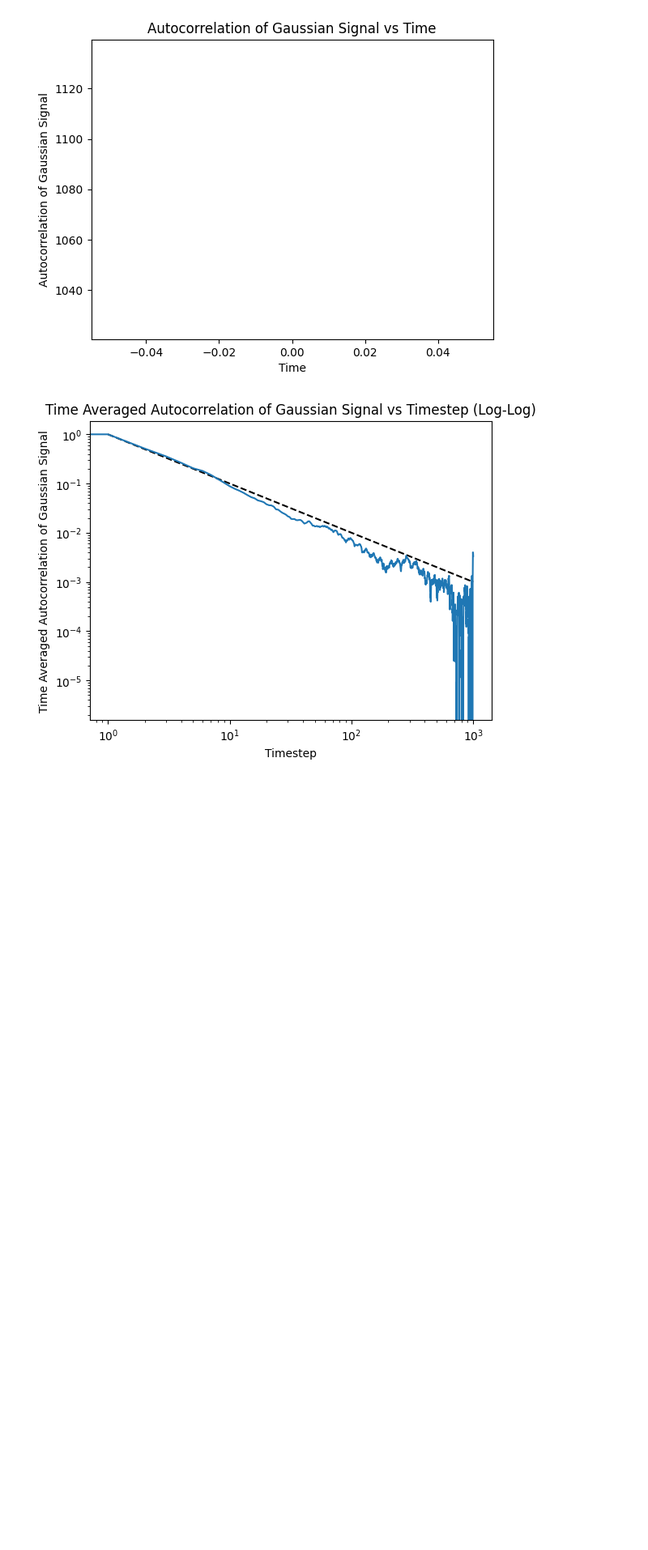
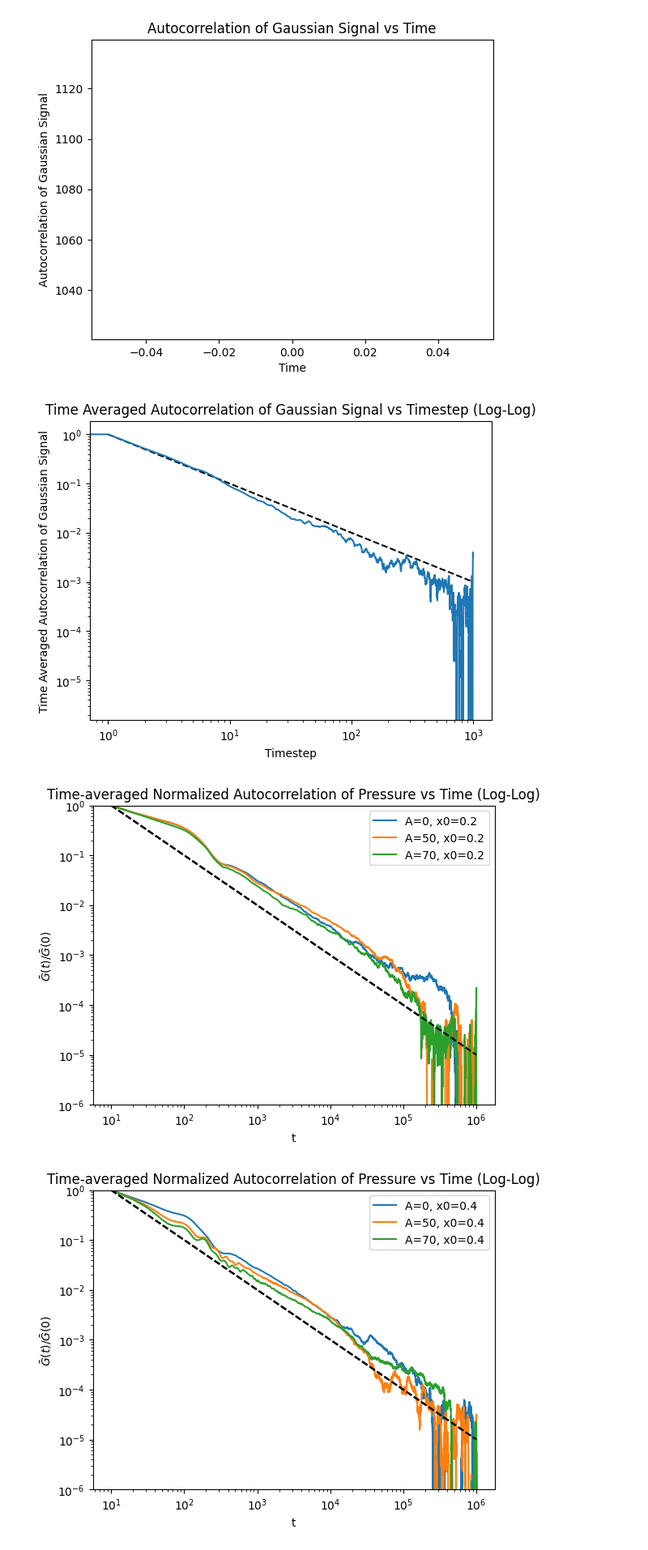
Before and after one commit to anotherbeaver/amine_polymers, a Jupyter notebook: logs/dyn_modulus 15 October.ipynb, the cells around one changed output. Shown at 81% size. Drawn from its saved outputs; the diff is of its cells as text; code cells hidden in the pictures; blank space fills up the shorter version.

```diff
--- a/logs/dyn_modulus.ipynb
+++ b/logs/dyn_modulus 15 October.ipynb
@@ -130,8 +130,8 @@ This looks like it works, so I'll vary some parameters and compare. I did have t
 
 Using some optimal values of $x_0$ and $A$, we can look at the $G(t)$ behaviour
 # %%
-energies= [40, 50, 60]
-lengths = [0.2, 0.3, 0.4, 0.5, 0.6, 0.7]
+energies= [35, 40, 45, 50, 55, 60, 65, 70, 75, 80]
+lengths = [0.45]
 
 for energy in energies:
     for length in lengths:
@@ -218,12 +218,12 @@ I also tried changing the structure so that there are no dummies and the patches
 # %%
 # time average of autocorrelation for different parameters
 
-energies= [0, 40, 50, 60]
-lengths = [0.2, 0.3, 0.4, 0.5, 0.6, 0.7]
+energies= [35, 40, 45, 50, 55, 60, 65, 70, 75, 80]
+lengths = [0.45]
 
 for energy in energies:
     for length in lengths:
-        file = f"logs/patch_n_4_{energy}_{length}.dat"
+        file = f"logs/patch_n_1_{energy}_{length}.dat"
         data = pd.read_csv(file, delimiter=' ', skiprows=2, names=['timestep', 'pxy'])
         # calculate time correlation of pxy
         pxy = data['pxy']
@@ -326,3 +323,36 @@ plt.title('Time Averaged Autocorrelation of Gaussian Signal vs Timestep (Log-Log
 plt.show()
 # %% [output]
 [figure]
+# %%
+# time average of autocorrelation for different parameters
+
+energies= [0, 50, 70]
+lengths = [0.2, 0.4, 0.6]
+n = [5]
+
+for n_patches in n:
+    for length in lengths:
+        for energy in energies:
+            file = f"logs/new_{n_patches}_{energy}_{length}.dat"
+            data = pd.read_csv(file, delimiter=' ', skiprows=2, names=['timestep', 'pxy'])
+            # calculate time correlation of pxy
+            pxy = data['pxy']
+            t = data['timestep']
+
+            overline_G, time = overline_G_func(pxy, t, window_size=200)
+            # print(time.head())
+
+            # log log plot
+            plt.loglog(time, overline_G, label=f'A={energy}, x0={length}')
+            # add 1/t line for reference
+            plt.loglog(time, 1/time * overline_G[1] * time[1], '--', color='black')
+            plt.legend()
+            plt.xlabel('t')
+            plt.ylabel(r'$\bar G(t)/\bar G(0)$')
+            plt.ylim(1e-6, 1)
+            plt.title('Time-averaged Normalized Autocorrelation of Pressure vs Time (Log-Log)')
+            plt.legend()
+        plt.show()
+# %% [output]
+[figure, added]
+[figure, added]
```
Also changed, not shown: parts of 4 cells of this notebook, 15 other files.
